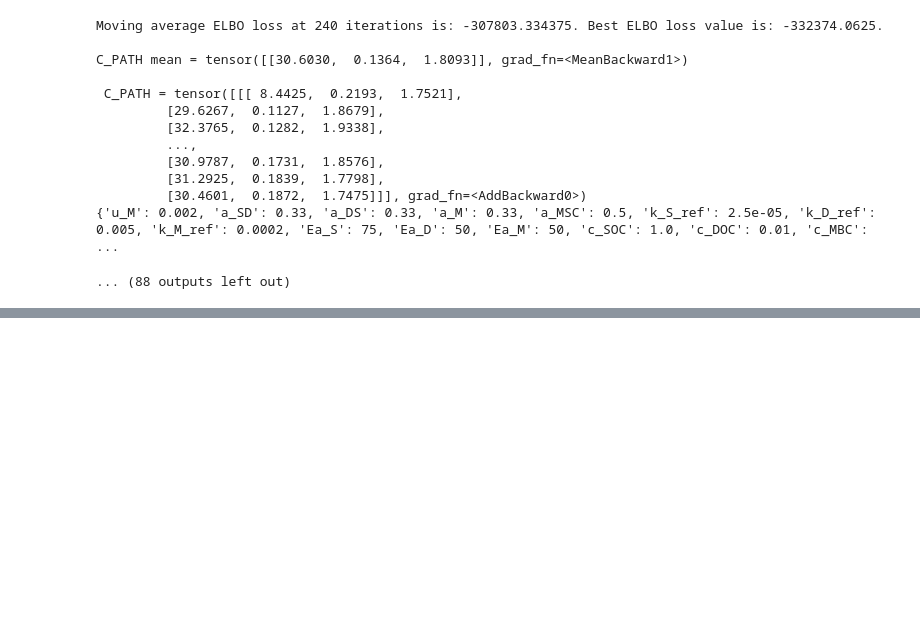
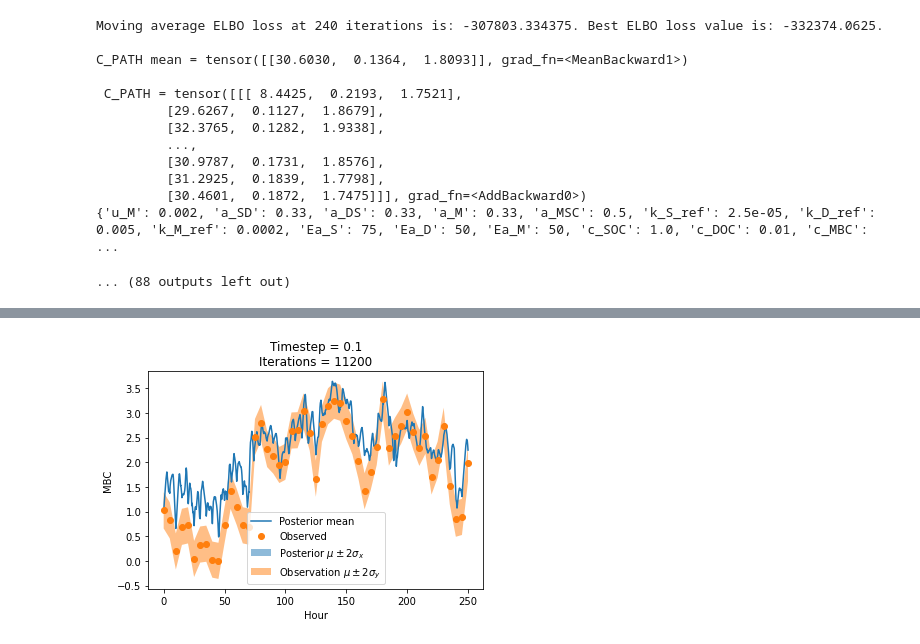
Before and after one commit to wallyxie/varInferenceSoilBiogeoModelSyntheticData, a Jupyter notebook: python_sde_variational_inference_code/SCON wo CO2 - Learn posterior of x0 - test.ipynb, the cells around one changed output, grey strips where cells are left out. Cells and saved outputs as stored; diff of their text form; code cells hidden in the pictures; blank space fills up the shorter version.

```diff
--- a/python_sde_variational_inference_code/SCON wo CO2 - Learn posterior of x0 - test.ipynb
+++ b/python_sde_variational_inference_code/SCON wo CO2 - Learn posterior of x0 - test.ipynb
@@ -329,0 +341,4 @@ def plot_post(x, obs_model, num_layers, niter, dt, state_idx=0, num_samples=1,
+# %%
+plot_post(x, obs_model_CON_noCO2, 7, niter, dt_flow, state_idx = 2)
+# %% [output]
+[figure, added]
```
Also changed, not shown: parts of 8 cells of this notebook, 6 other files.
